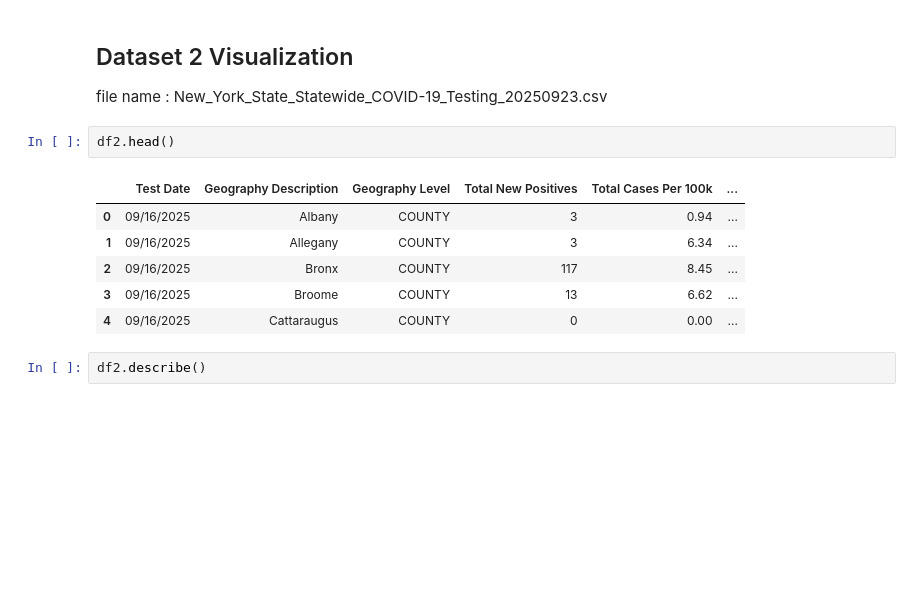
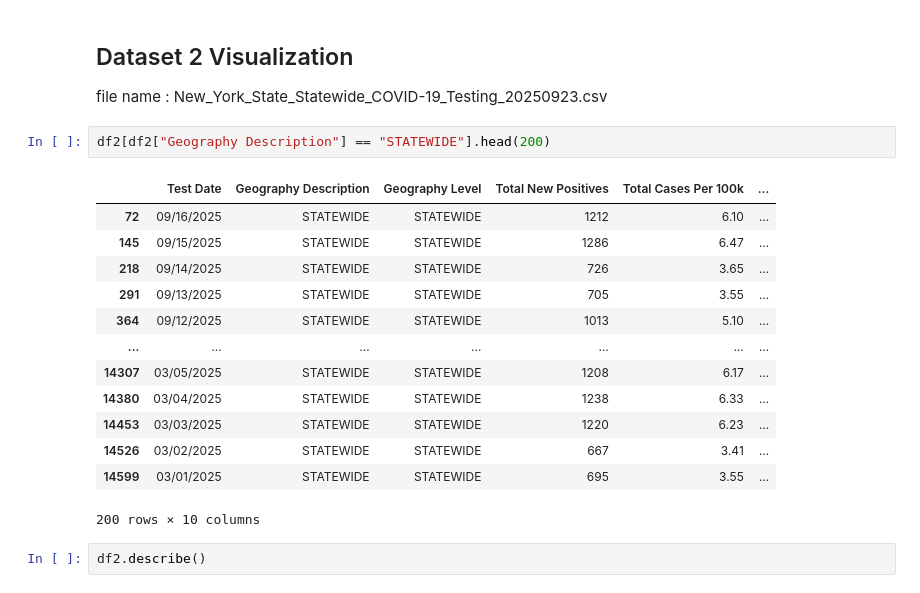
Before and after one commit to OnkarSama/SI-Graphs, a Jupyter notebook: SIRVisualization.ipynb, the cells around one changed output. Cells and saved outputs as stored; diff of their text form; blank space fills up the shorter version.

```diff
--- a/SIRVisualization.ipynb
+++ b/SIRVisualization.ipynb
@@ -127,14 +136,21 @@ for i in range(0, len(even_cases), 180):
 ## Dataset 2 Visualization
 file name : New_York_State_Statewide_COVID-19_Testing_20250923.csv
 # %%
-df2.head()
+df2[df2["Geography Description"] == "STATEWIDE"].head(200)
 # %% [output]
 |  | Test Date | Geography Description | Geography Level | Total New Positives | Total Cases Per 100k | ... |
-| 0 | 09/16/2025 | Albany | COUNTY | 3 | 0.94 | ... |
-| 1 | 09/16/2025 | Allegany | COUNTY | 3 | 6.34 | ... |
-| 2 | 09/16/2025 | Bronx | COUNTY | 117 | 8.45 | ... |
-| 3 | 09/16/2025 | Broome | COUNTY | 13 | 6.62 | ... |
-| 4 | 09/16/2025 | Cattaraugus | COUNTY | 0 | 0.00 | ... |
+| 72 | 09/16/2025 | STATEWIDE | STATEWIDE | 1212 | 6.10 | ... |
+| 145 | 09/15/2025 | STATEWIDE | STATEWIDE | 1286 | 6.47 | ... |
+| 218 | 09/14/2025 | STATEWIDE | STATEWIDE | 726 | 3.65 | ... |
+| 291 | 09/13/2025 | STATEWIDE | STATEWIDE | 705 | 3.55 | ... |
+| 364 | 09/12/2025 | STATEWIDE | STATEWIDE | 1013 | 5.10 | ... |
+| ... | ... | ... | ... | ... | ... | ... |
+| 14307 | 03/05/2025 | STATEWIDE | STATEWIDE | 1208 | 6.17 | ... |
+| 14380 | 03/04/2025 | STATEWIDE | STATEWIDE | 1238 | 6.33 | ... |
+| 14453 | 03/03/2025 | STATEWIDE | STATEWIDE | 1220 | 6.23 | ... |
+| 14526 | 03/02/2025 | STATEWIDE | STATEWIDE | 667 | 3.41 | ... |
+| 14599 | 03/01/2025 | STATEWIDE | STATEWIDE | 695 | 3.55 | ... |
+200 rows × 10 columns
 # %%
 df2.describe()
 # %% [output]
```
Also changed, not shown: parts of 16 cells of this notebook.
